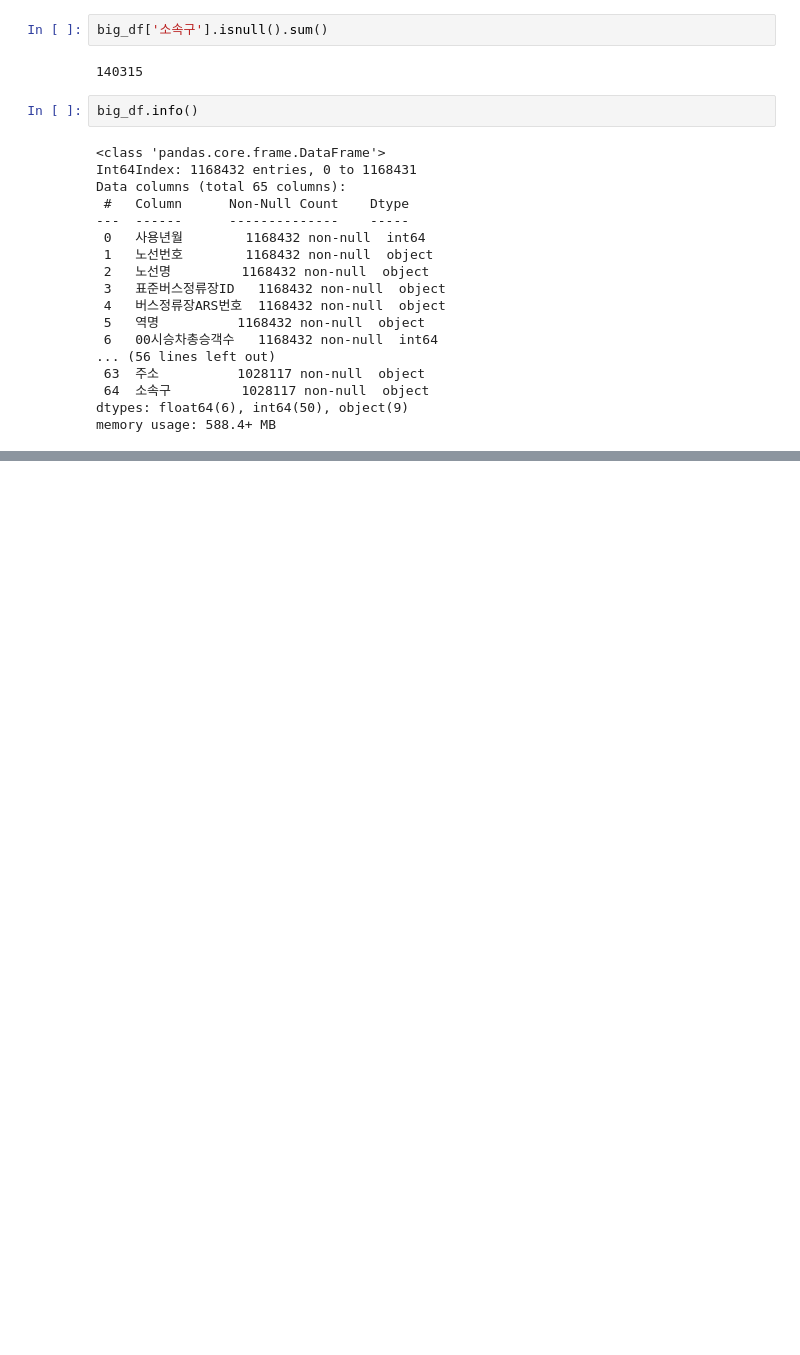
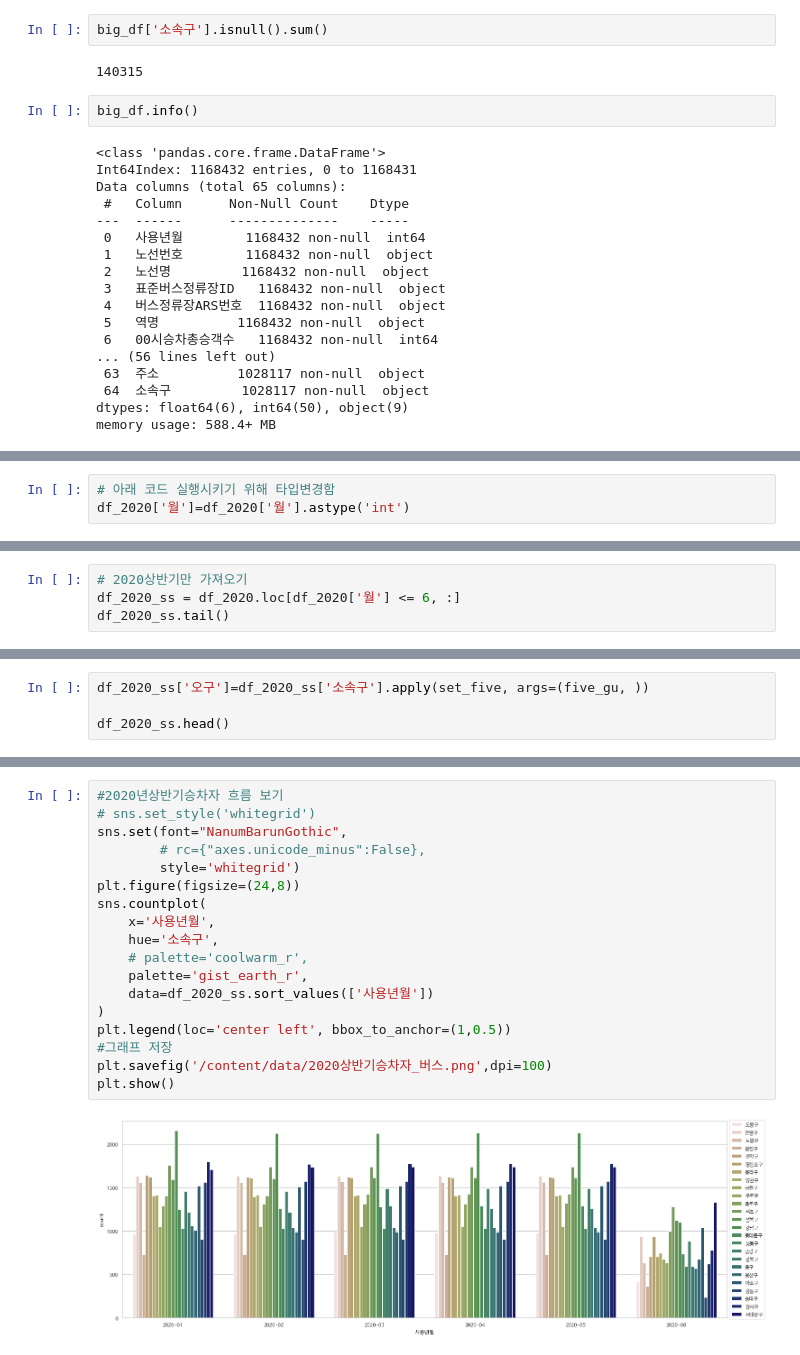
Before and after one commit to cabbi120101/TIL, a Jupyter notebook: 공모전공부/시각화프로젝트/대중교통(버스정류장_그래프).ipynb, the cells around one changed output, grey strips where cells are left out. Saved outputs shown, nothing was run; the diff lists cells and outputs as text; blank space fills up the shorter version.

```diff
--- a/공모전공부/시각화프로젝트/대중교통(버스정류장_그래프).ipynb
+++ b/공모전공부/시각화프로젝트/대중교통(버스정류장_그래프).ipynb
@@ -91,0 +333,3 @@ memory usage: 588.4+ MB
+# %%
+# 아래 코드 실행시키기 위해 타입변경함
+df_2020['월']=df_2020['월'].astype('int')
@@ -91,0 +341,4 @@ memory usage: 588.4+ MB
+# %%
+# 2020상반기만 가져오기
+df_2020_ss = df_2020.loc[df_2020['월'] <= 6, :]
+df_2020_ss.tail()
@@ -91,0 +434,4 @@ memory usage: 588.4+ MB
+# %%
+df_2020_ss['오구']=df_2020_ss['소속구'].apply(set_five, args=(five_gu, ))
+
+df_2020_ss.head()
@@ -91,0 +521,20 @@ memory usage: 588.4+ MB
+# %%
+#2020년상반기승차자 흐름 보기
+# sns.set_style('whitegrid')
+sns.set(font="NanumBarunGothic",
+        # rc={"axes.unicode_minus":False},
+        style='whitegrid')
+plt.figure(figsize=(24,8))
+sns.countplot(
+    x='사용년월',
+    hue='소속구',
+    # palette='coolwarm_r',
+    palette='gist_earth_r',
+    data=df_2020_ss.sort_values(['사용년월'])
+)
+plt.legend(loc='center left', bbox_to_anchor=(1,0.5))
+#그래프 저장
+plt.savefig('/content/data/2020상반기승차자_버스.png',dpi=100)
+plt.show()
+# %% [output]
+[figure, added]
```
Also changed, not shown: parts of 51 cells of this notebook.
